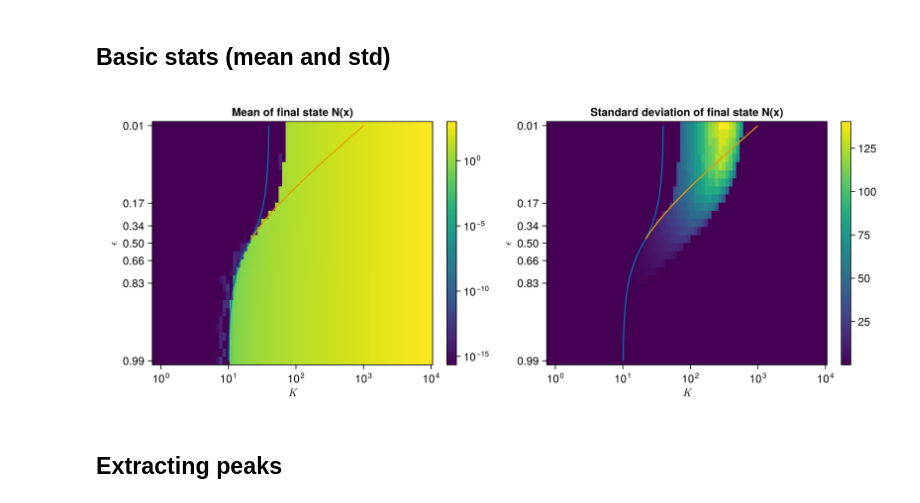
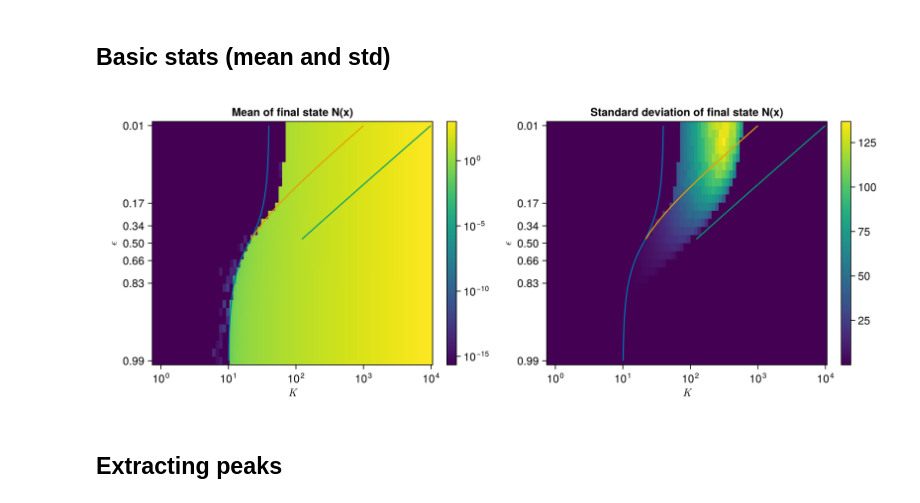
Before and after one commit to kockahonza/SSMC, a Jupyter notebook: cluster_env/runs/mm_v2_explike/v2 3.ipynb, the cells around one changed output. Saved outputs shown, nothing was run; the diff lists cells and outputs as text; code cells hidden in the pictures.

```diff
--- a/cluster_env/runs/mm_v2_explike/v2 3.ipynb
+++ b/cluster_env/runs/mm_v2_explike/v2 3.ipynb
@@ -245,13 +245,15 @@ GLMakie.Screen(...)
 # Load data
 # %%
 # Load with space
-f = jldopen("./v2_3/v2main_highN0_extra1.jld2")
+f = jldopen("./v2_3/v2main_highN0_largem_lowDR4.jld2")
 logKs = f["logKs"]
 ls = f["ls"]
 leak_xs = LeakageScale.ltox.(ls)
 T = f["T"]
 fss = f["final_states"]
 fTs = f["final_T"]
+
+p = f["DR"] / f["DI"]
 
 @show countmap(f["retcodes"])
 @show T
@@ -307,30 +307,33 @@ end;
 # %%
 fig = Figure(; size=(1000, 400))
 ax1 = make_hm_ax(fig[1,1];
     title="Mean of final state N(x)",
     yticks=exticks,
 )
 hm1 = heatmap!(ax1, 10 .^ logKs, leak_xs, clamp_for_log(mean.(fs_N));
     colorscale=log10
 )
 Colorbar(fig[1,2], hm1)
 ax2 = make_hm_ax(fig[1,3];
     title="Standard deviation of final state N(x)",
     yticks=exticks,
 )
 hm2 = heatmap!(ax2, 10 .^ logKs, leak_xs, clamp_for_log(std.(fs_N));
     # colorscale=log10
 )
 
 for ax in [ax1, ax2]
-    draw_fr_ext_line!(ax, ls; m=f["m"])
-    draw_fr_instab_line!(ax, ls; m=f["m"])
+    MinimalModelV2.draw_fr_lines!(ax, ls, f["m"], f["c"])
+    xx = MinimalModelV2.fr_cor1_instab_line_K.(ls, f["m"], f["c"], p)
+    lines!(ax, xx, leak_xs)
+    # draw_fr_ext_line!(ax, ls; m=f["m"])
+    # draw_fr_instab_line!(ax, ls; m=f["m"])
 end
 
 Colorbar(fig[1,4], hm2)
 fig
 # %% [output]
-[figure, old version]
+[figure, new version]
 # %% [markdown]
 ## Extracting peaks
 # %%
```
Also changed, not shown: parts of 2 cells of this notebook, 10 other files.
